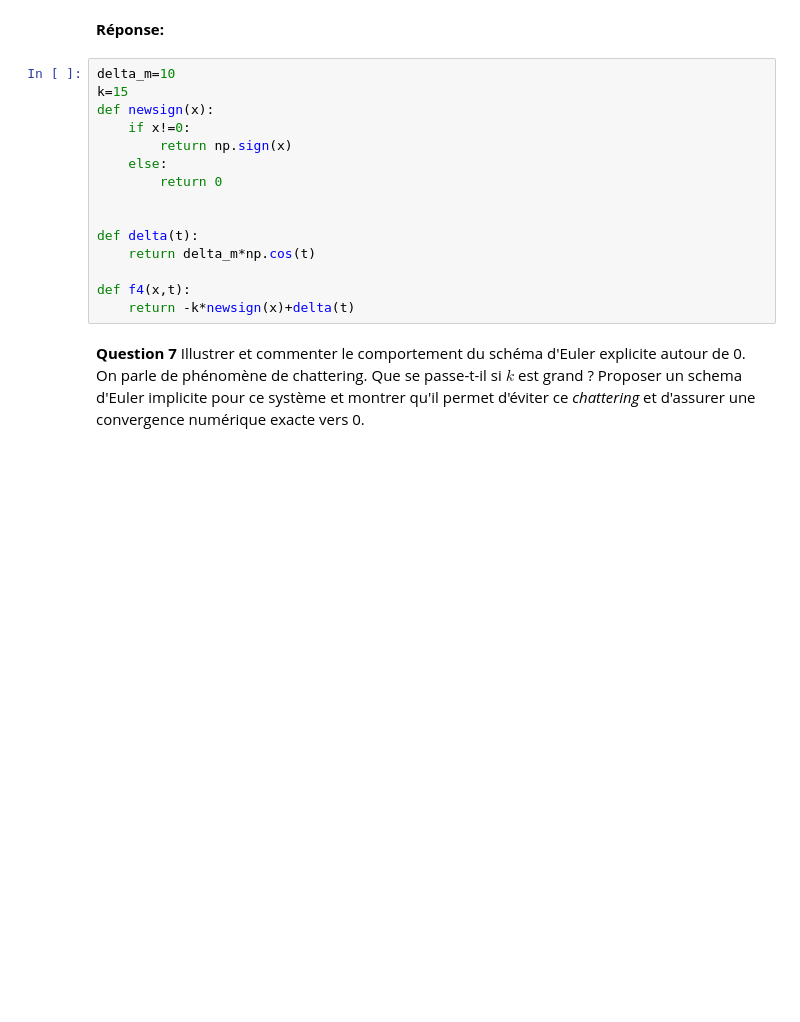
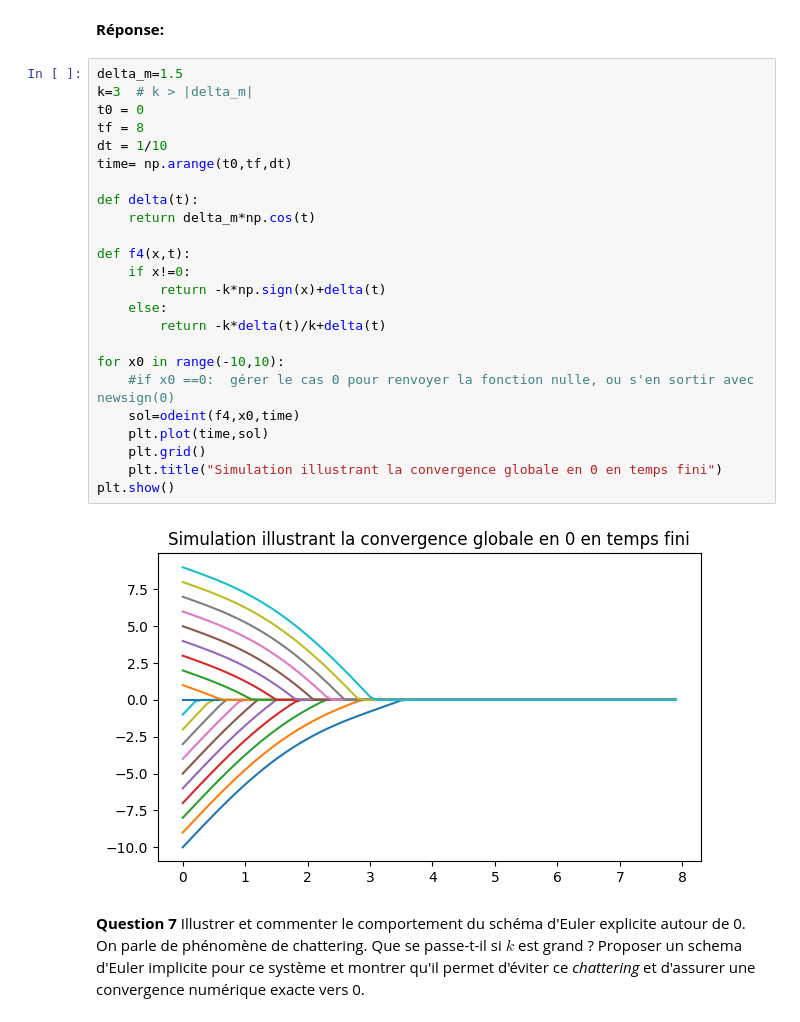
Before and after one commit to anaiscorbiere03/projet-equa-diff, a Jupyter notebook: Projet - Equations Différentielles - 2025 (2).ipynb, the cells around one changed output. Saved outputs shown, nothing was run; the diff lists cells and outputs as text; blank space fills up the shorter version.

```diff
--- a/Projet - Equations Différentielles - 2025 (2).ipynb
+++ b/Projet - Equations Différentielles - 2025 (2).ipynb
@@ -252,21 +252,32 @@ Ce genre de phénomène est utilisé en commande ou estimation par *mode-glissan
 **Question 6** Illustrer numériquement la convergence en temps finie globale et la robustesse aux perturbations de (4) à l'aide du schéma numérique de votre choix.
 # %% [markdown]
 **Réponse:**
-# %%
-delta_m=10
-k=15
-def newsign(x):
-    if x!=0:
-        return np.sign(x)
-    else:
-        return 0
-
-
-def delta(t):
-    return delta_m*np.cos(t)
-
-def f4(x,t):
-    return -k*newsign(x)+delta(t)
+# %%
+delta_m=1.5
+k=3  # k > |delta_m|
+t0 = 0
+tf = 8
+dt = 1/10
+time= np.arange(t0,tf,dt)
+
+def delta(t):
+    return delta_m*np.cos(t)
+
+def f4(x,t):
+    if x!=0:
+        return -k*np.sign(x)+delta(t)
+    else:
+        return -k*delta(t)/k+delta(t)
+
+for x0 in range(-10,10):
+    #if x0 ==0:  gérer le cas 0 pour renvoyer la fonction nulle, ou s'en sortir avec newsign(0)
+    sol=odeint(f4,x0,time)
+    plt.plot(time,sol)
+    plt.grid()
+    plt.title("Simulation illustrant la convergence globale en 0 en temps fini")
+plt.show()
+# %% [output]
+[figure, added]
 # %% [markdown]
 **Question 7** Illustrer et commenter le comportement du schéma d'Euler explicite autour de 0. On parle de phénomène de chattering. Que se passe-t-il si $k$ est grand ? Proposer un schema d'Euler implicite pour ce système et montrer qu'il permet d'éviter ce *chattering* et d'assurer une convergence numérique exacte vers 0.
 # %%
```
Also changed, not shown: parts of 3 cells of this notebook.
